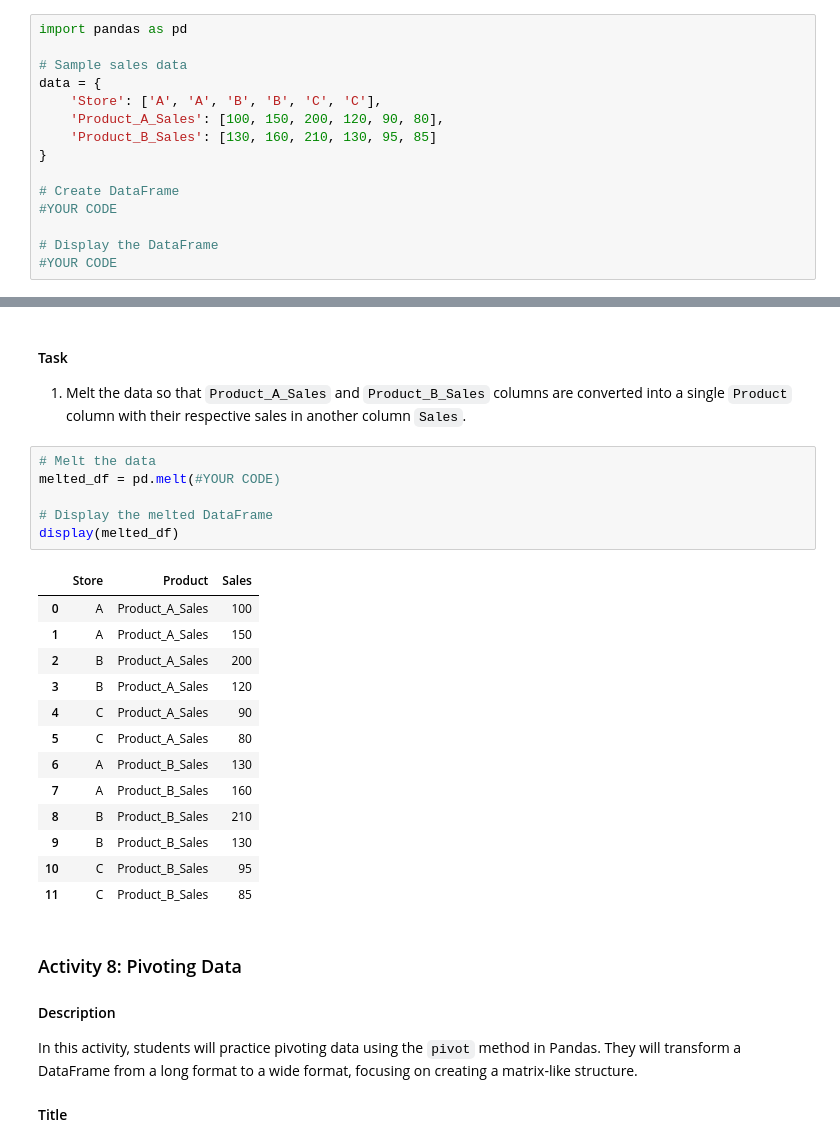
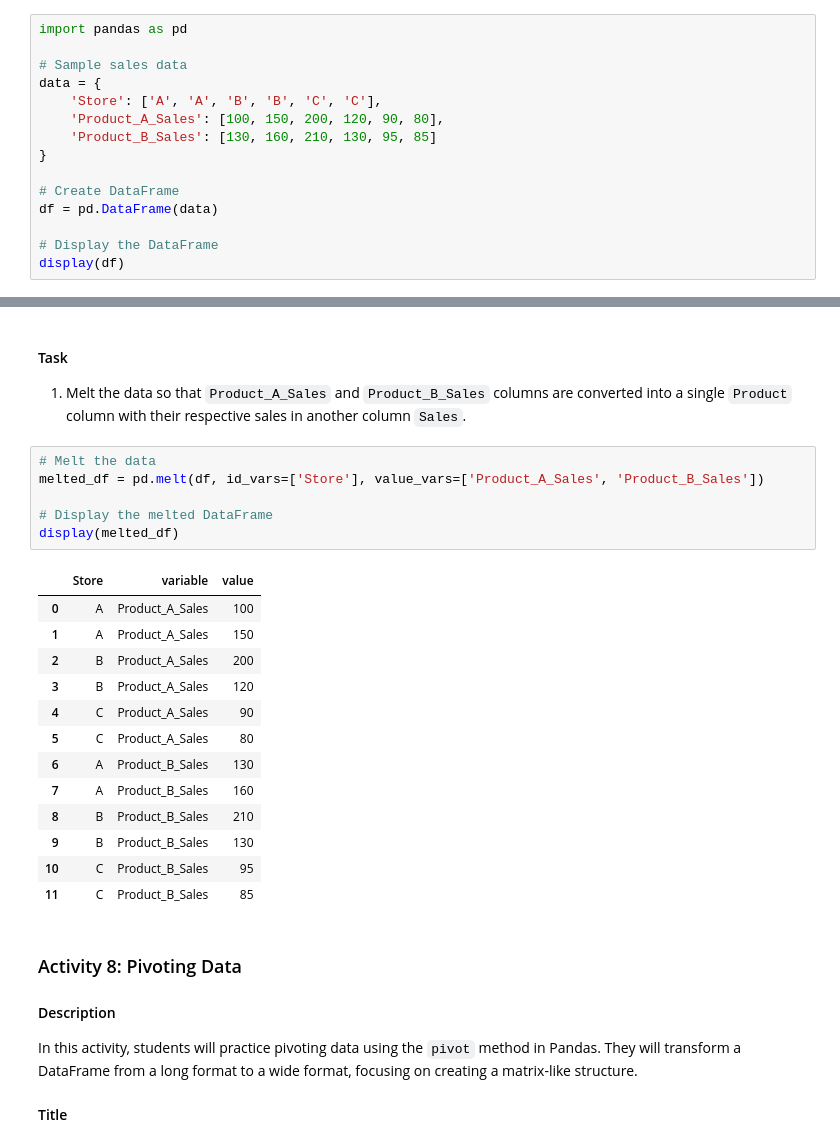
Before and after one commit to BenA669/TechCatalyst_DE_2025_TWO, a Jupyter notebook: Activities/Week 4/Homework/Pandas Transformations.ipynb, the cells around one changed output, grey strips where cells are left out. Cells and saved outputs as stored; diff of their text form.

```diff
--- a/Activities/Week 4/Homework/Pandas Transformations.ipynb
+++ b/Activities/Week 4/Homework/Pandas Transformations.ipynb
@@ -472,10 +473,10 @@ data = {
 }
 
 # Create DataFrame
-#YOUR CODE
+df = pd.DataFrame(data)
 
 # Display the DataFrame
-#YOUR CODE
+display(df)
 # %% [output]
 |  | Store | Product_A_Sales | Product_B_Sales |
 | 0 | A | 100 | 130 |
@@ -490,12 +491,12 @@ data = {
 1. Melt the data so that `Product_A_Sales` and `Product_B_Sales` columns are converted into a single `Product` column with their respective sales in another column `Sales`.
 # %%
 # Melt the data
-melted_df = pd.melt(#YOUR CODE)
+melted_df = pd.melt(df, id_vars=['Store'], value_vars=['Product_A_Sales', 'Product_B_Sales'])
 
 # Display the melted DataFrame
 display(melted_df)
 # %% [output]
-|  | Store | Product | Sales |
+|  | Store | variable | value |
 | 0 | A | Product_A_Sales | 100 |
 | 1 | A | Product_A_Sales | 150 |
 | 2 | B | Product_A_Sales | 200 |
```
Also changed, not shown: parts of 11 cells of this notebook.
